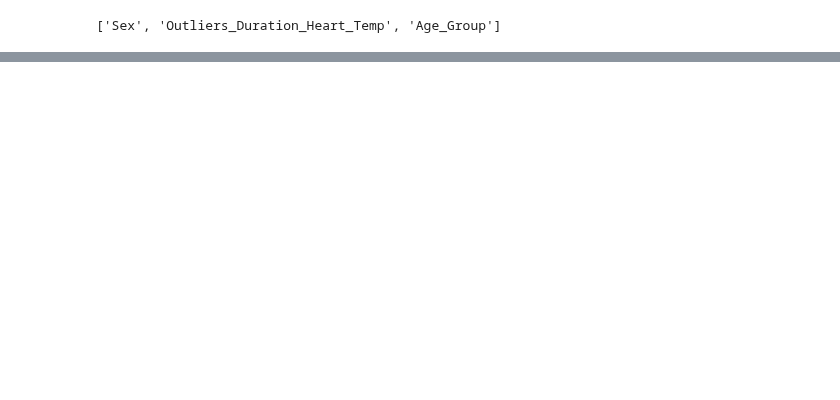
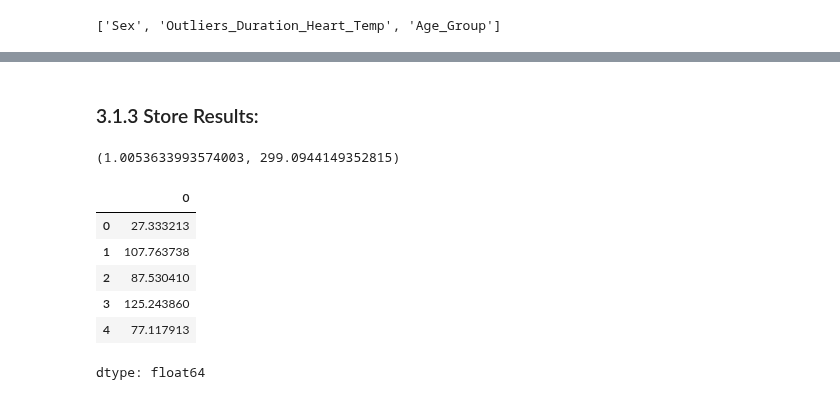
Before and after one commit to fabriziobasso/Colab_backup, a Jupyter notebook: File_02_Calories_NN.ipynb, the cells around one changed output, grey strips where cells are left out. Drawn from its saved outputs; the diff is of its cells as text; code cells hidden in the pictures; blank space fills up the shorter version.

```diff
--- a/File_02_Calories_NN.ipynb
+++ b/File_02_Calories_NN.ipynb
@@ -2928,0 +2667,2 @@ cat_params
+# %% [markdown]
+### 3.1.3 Store Results:
@@ -2929,2 +2674,14 @@ cat_params
+# %%
+test_pred.min(), test_pred.max()
+# %% [output]
+(1.0053633993574003, 299.0944149352815)
 # %%
-X_enc.head()
+test_pred.head()
+# %% [output]
+|  | 0 |
+| 0 | 27.333213 |
+| 1 | 107.763738 |
+| 2 | 87.530410 |
+| 3 | 125.243860 |
+| 4 | 77.117913 |
+dtype: float64
```
Also changed, not shown: parts of 47 cells of this notebook.
